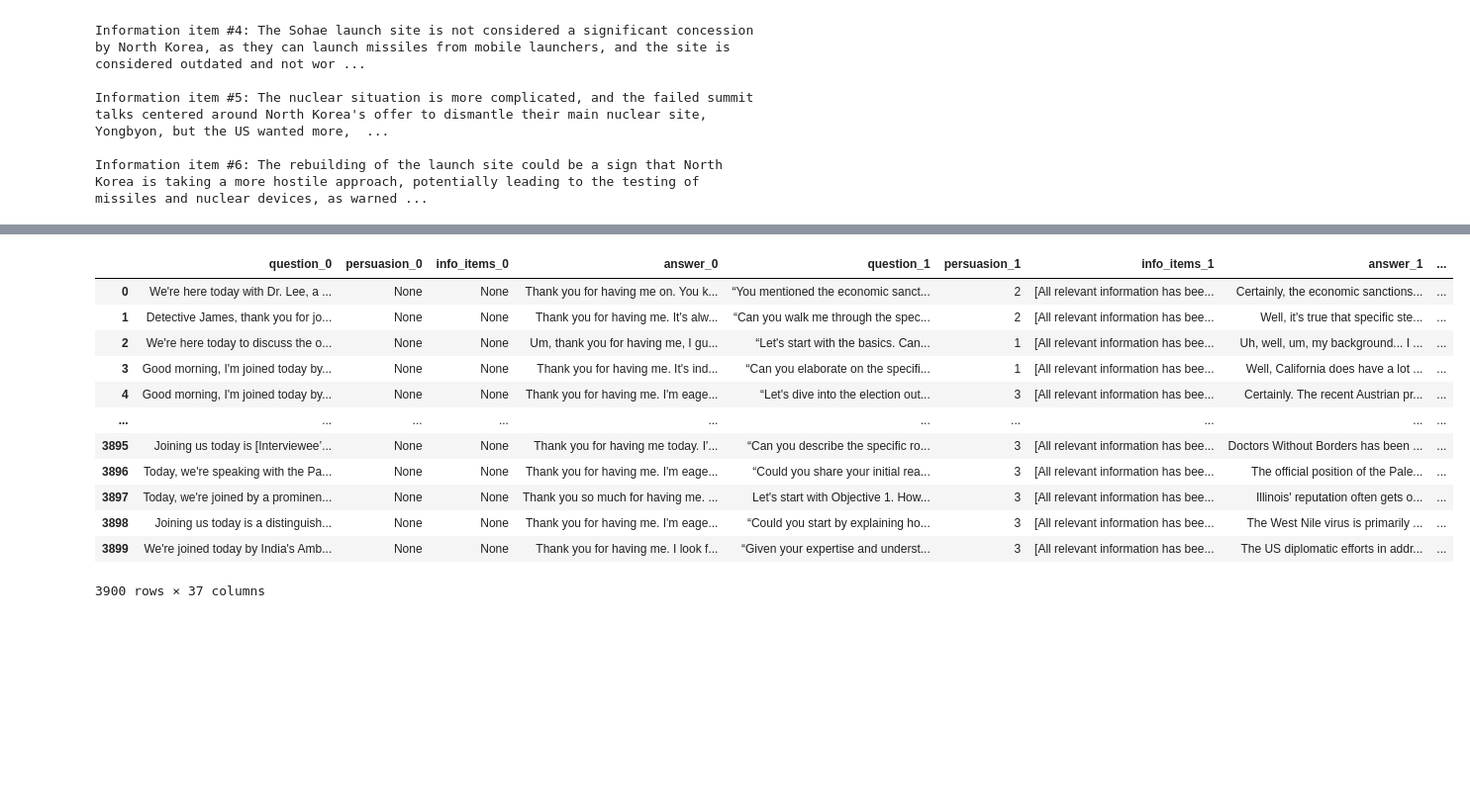
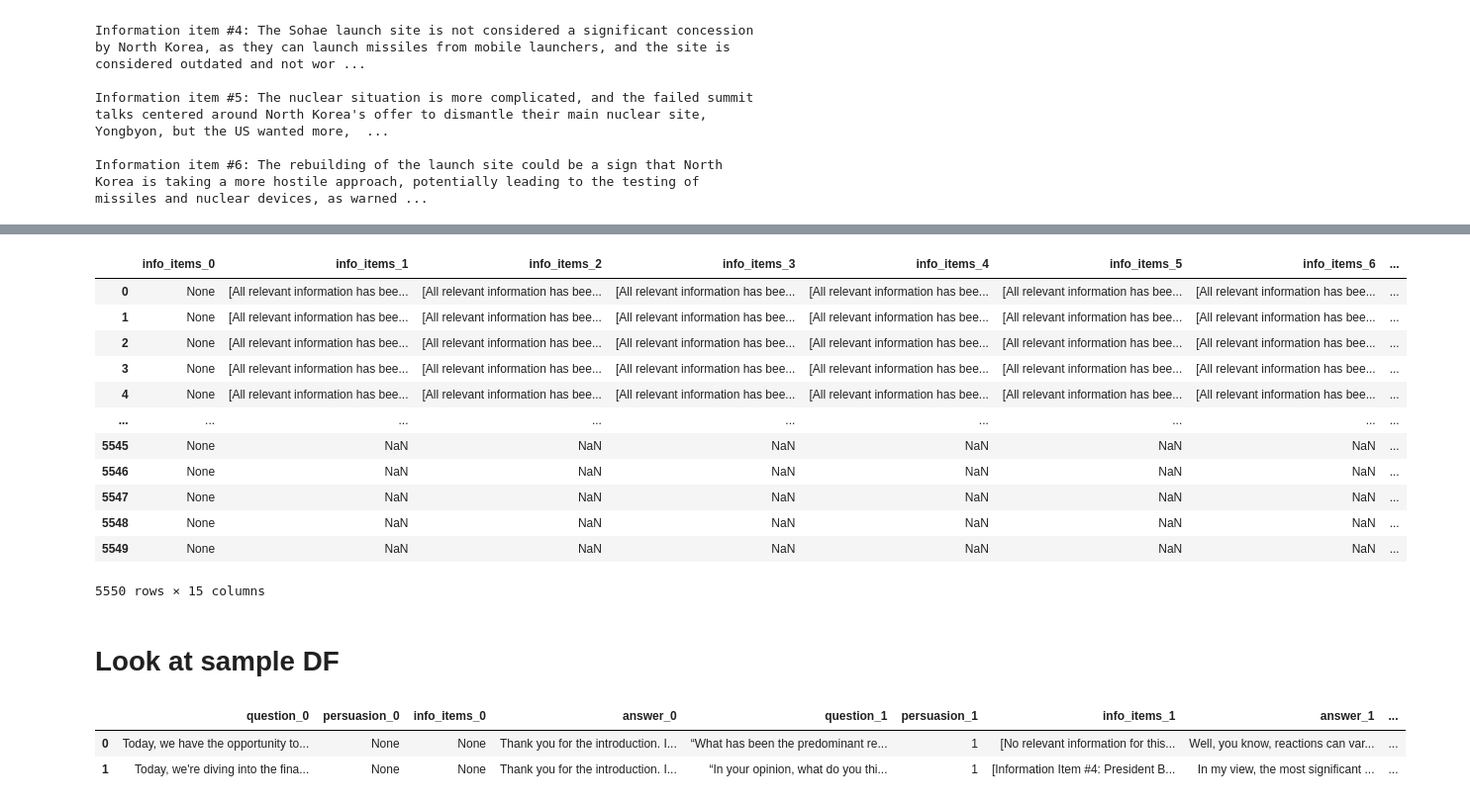
Before and after one commit to alex2awesome/news-interview-question-generation, a Jupyter notebook: notebooks/2024-10-14__analyze-game-sim.ipynb, the cells around one changed output, grey strips where cells are left out. Shown at 99% size. Cells and saved outputs as stored; diff of their text form; code cells hidden in the pictures; blank space fills up the shorter version.

```diff
--- a/notebooks/2024-10-14__analyze-game-sim.ipynb
+++ b/notebooks/2024-10-14__analyze-game-sim.ipynb
@@ -60,3 +36,7 @@ running_convo_df[['trial_name', 'game_level']] = full_df[['trial_name', 'game_le
+# %%
+running_convo_df = pd.DataFrame(full_df['running_conversations'].to_list()).loc[lambda df: df['info_items_1'].isnull()]
+running_convo_df[['trial_name', 'game_level']] = full_df[['trial_name', 'game_level']].reset_index(drop=True)
 # %%
-info_items_columns = list(filter(lambda x: 'info_items' in x , running_convo_df.columns))
+info_num_columns = list(filter(lambda x: 'info_item_num' in x , running_convo_df.columns))
+info_desc_columns = list(filter(lambda x: 'info_items_desc' in x , running_convo_df.columns))
 persuasion_columns = list(filter(lambda x: 'persuasion' in x , running_convo_df.columns))
@@ -89,4 +75,4 @@ Name: 16, dtype: object
 # %%
-running_convo_df['total_info_items'] = running_convo_df[info_items_columns].apply(lambda s: s.str.get(1).str.len()).fillna(0).sum(axis=1)
+running_convo_df['total_info_items'] = running_convo_df[info_items_columns].apply(lambda s: s.str.len()).fillna(0).sum(axis=1)
 # %%
 (running_convo_df
@@ -103,16 +109,18 @@ running_convo_df['total_info_items'] = running_convo_df[info_items_columns].appl
 # %%
-running_convo_df
+running_convo_df[info_items_columns]
 # %% [output]
-|  | question_0 | persuasion_0 | info_items_0 | answer_0 | question_1 | persuasion_1 | info_items_1 | answer_1 | ... |
-| 0 | We're here today with Dr. Lee, a ... | None | None | Thank you for having me on. You k... | “You mentioned the economic sanct... | 2 | [All relevant information has bee... | Certainly, the economic sanctions... | ... |
-| 1 | Detective James, thank you for jo... | None | None | Thank you for having me. It's alw... | “Can you walk me through the spec... | 2 | [All relevant information has bee... | Well, it's true that specific ste... | ... |
-| 2 | We're here today to discuss the o... | None | None | Um, thank you for having me, I gu... | “Let's start with the basics. Can... | 1 | [All relevant information has bee... | Uh, well, um, my background... I ... | ... |
-| 3 | Good morning, I'm joined today by... | None | None | Thank you for having me. It's ind... | “Can you elaborate on the specifi... | 1 | [All relevant information has bee... | Well, California does have a lot ... | ... |
-| 4 | Good morning, I'm joined today by... | None | None | Thank you for having me. I'm eage... | “Let's dive into the election out... | 3 | [All relevant information has bee... | Certainly. The recent Austrian pr... | ... |
-| ... | ... | ... | ... | ... | ... | ... | ... | ... | ... |
-| 3895 | Joining us today is [Interviewee’... | None | None | Thank you for having me today. I'... | “Can you describe the specific ro... | 3 | [All relevant information has bee... | Doctors Without Borders has been ... | ... |
-| 3896 | Today, we're speaking with the Pa... | None | None | Thank you for having me. I'm eage... | “Could you share your initial rea... | 3 | [All relevant information has bee... | The official position of the Pale... | ... |
-| 3897 | Today, we're joined by a prominen... | None | None | Thank you so much for having me. ... | Let's start with Objective 1. How... | 3 | [All relevant information has bee... | Illinois' reputation often gets o... | ... |
-| 3898 | Joining us today is a distinguish... | None | None | Thank you for having me. I'm eage... | “Could you start by explaining ho... | 3 | [All relevant information has bee... | The West Nile virus is primarily ... | ... |
-| 3899 | We're joined today by India's Amb... | None | None | Thank you for having me. I look f... | “Given your expertise and underst... | 3 | [All relevant information has bee... | The US diplomatic efforts in addr... | ... |
+|  | info_items_0 | info_items_1 | info_items_2 | info_items_3 | info_items_4 | info_items_5 | info_items_6 | ... |
+| 0 | None | [All relevant information has bee... | [All relevant information has bee... | [All relevant information has bee... | [All relevant information has bee... | [All relevant information has bee... | [All relevant information has bee... | ... |
+| 1 | None | [All relevant information has bee... | [All relevant information has bee... | [All relevant information has bee... | [All relevant information has bee... | [All relevant information has bee... | [All relevant information has bee... | ... |
+| 2 | None | [All relevant information has bee... | [All relevant information has bee... | [All relevant information has bee... | [All relevant information has bee... | [All relevant information has bee... | [All relevant information has bee... | ... |
+| 3 | None | [All relevant information has bee... | [All relevant information has bee... | [All relevant information has bee... | [All relevant information has bee... | [All relevant information has bee... | [All relevant information has bee... | ... |
+| 4 | None | [All relevant information has bee... | [All relevant information has bee... | [All relevant information has bee... | [All relevant information has bee... | [All relevant information has bee... | [All relevant information has bee... | ... |
+| ... | ... | ... | ... | ... | ... | ... | ... | ... |
+| 5545 | None | NaN | NaN | NaN | NaN | NaN | NaN | ... |
+| 5546 | None | NaN | NaN | NaN | NaN | NaN | NaN | ... |
+| 5547 | None | NaN | NaN | NaN | NaN | NaN | NaN | ... |
+| 5548 | None | NaN | NaN | NaN | NaN | NaN | NaN | ... |
+| 5549 | None | NaN | NaN | NaN | NaN | NaN | NaN | ... |
-3900 rows × 37 columns
+5550 rows × 15 columns
+# %% [markdown]
+# Look at sample DF
@@ -118,0 +129,6 @@ running_convo_df
+# %%
+pd.DataFrame(df['running_conversations'].tolist())
+# %% [output]
+|  | question_0 | persuasion_0 | info_items_0 | answer_0 | question_1 | persuasion_1 | info_items_1 | answer_1 | ... |
+| 0 | Today, we have the opportunity to... | None | None | Thank you for the introduction. I... | “What has been the predominant re... | 1 | [No relevant information for this... | Well, you know, reactions can var... | ... |
+| 1 | Today, we're diving into the fina... | None | None | Thank you for the introduction. I... | “In your opinion, what do you thi... | 1 | [Information Item #4: President B... | In my view, the most significant ... | ... |
```
Also changed, not shown: parts of 12 cells of this notebook, 2 other files.
